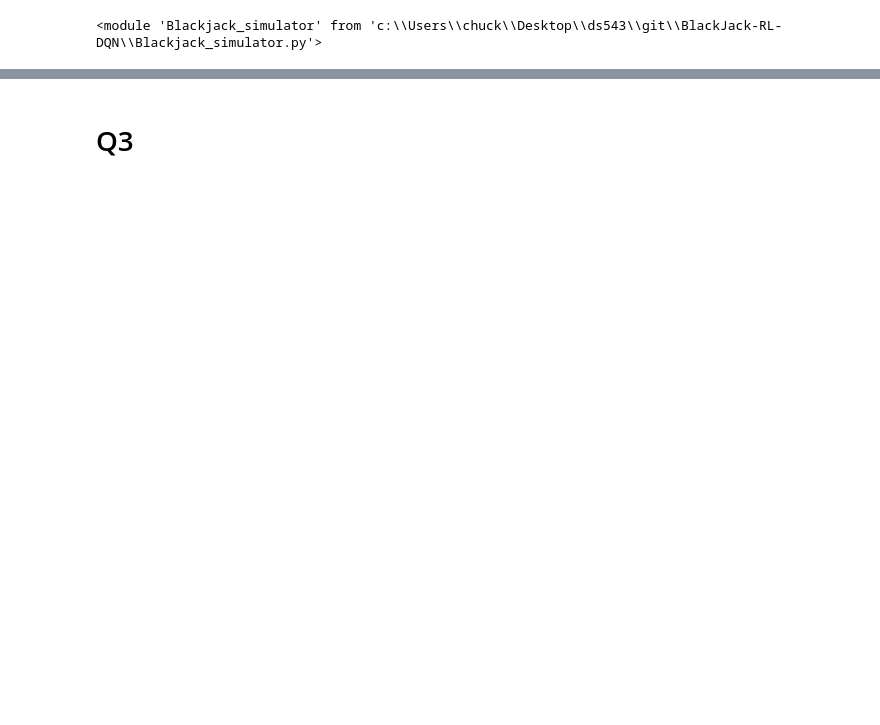
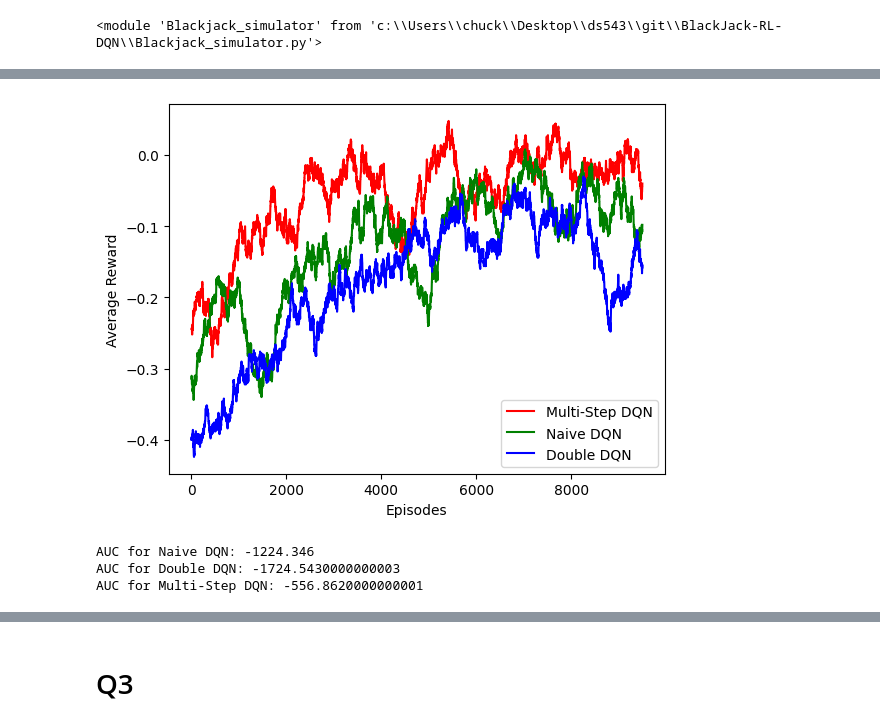
Before and after one commit to SachielC/BlackJack-RL-DQN, a Jupyter notebook: RL_BLJK.ipynb, the cells around one changed output, grey strips where cells are left out. Drawn from its saved outputs; the diff is of its cells as text; code cells hidden in the pictures; blank space fills up the shorter version.

```diff
--- a/RL_BLJK.ipynb
+++ b/RL_BLJK.ipynb
@@ -96,7 +101,7 @@ env = BlackJackEnv()
 num_episodes = 10000
 total_reward = 0
 
-for _ in range(1000):
+for _ in range(10000):
     state = env.reset()
     terminated = False
     episode_reward = 0
@@ -820,0 +383,23 @@ Area under the curve: -1229.48
+# %%
+
+BATCH_SIZE = 128
+GAMMA = 0.99
+EPS_START = 0.9
+EPS_END = 0.05
+EPS_DECAY = 1000
+TAU = 0.001
+LR = 1e-3
+seed = 20
+n_steps = 3
+env = BlackJackEnv()
+device = torch.device("cuda" if torch.cuda.is_available() else "cpu")
+state, info = env.reset(seed=seed)
+n_observations = len(state)
+n_actions = env.action_space.n
+policy_net = DQN(n_observations, n_actions).to(device)
+target_net = DQN(n_observations, n_actions).to(device)
+target_net.load_state_dict(policy_net.state_dict())
+optimizer = optim.AdamW(policy_net.parameters(), lr=LR, amsgrad=True)
+memory = ReplayMemory(10000)
+steps_done = 0
+n_step_buffer = deque()
@@ -820,0 +490,35 @@ Area under the curve: -1229.48
+# %%
+
+
+mult = episode_rewards
+multi_ma = moving_average(mult)
+# %%
+plt.plot(multi_ma,'r')
+plt.plot(naive_ma,'g')
+plt.plot(double_ma,'b')
+
+plt.legend(['Multi-Step DQN', 'Naive DQN', 'Double DQN'])
+
+plt.xlabel('Episodes')
+
+plt.ylabel('Average Reward')
+
+plt.show()
+# %% [output]
+[figure, added]
+# %%
+auc_naive = np.trapezoid(naive_ma)
+
+auc_double = np.trapezoid(double_ma)
+
+auc_multi = np.trapezoid(multi_ma)
+
+print("AUC for Naive DQN:", auc_naive.mean())
+
+print("AUC for Double DQN:", auc_double.mean())
+
+print("AUC for Multi-Step DQN:", auc_multi.mean())
+# %% [output]
+AUC for Naive DQN: -1224.346
+AUC for Double DQN: -1724.5430000000003
+AUC for Multi-Step DQN: -556.8620000000001
```
Also changed, not shown: parts of 62 cells of this notebook.
